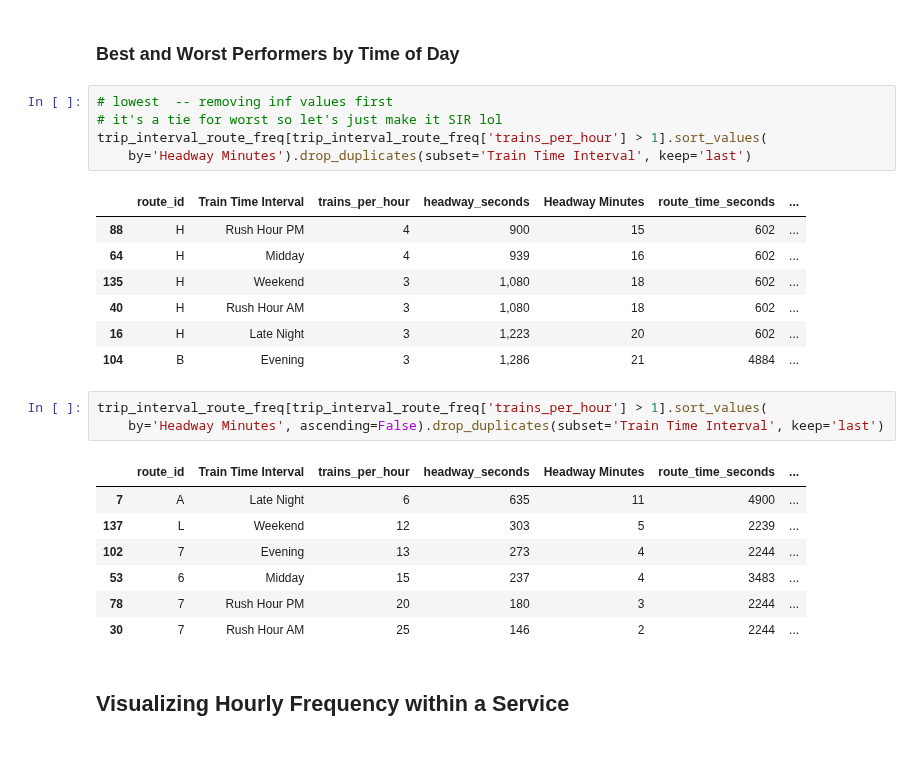
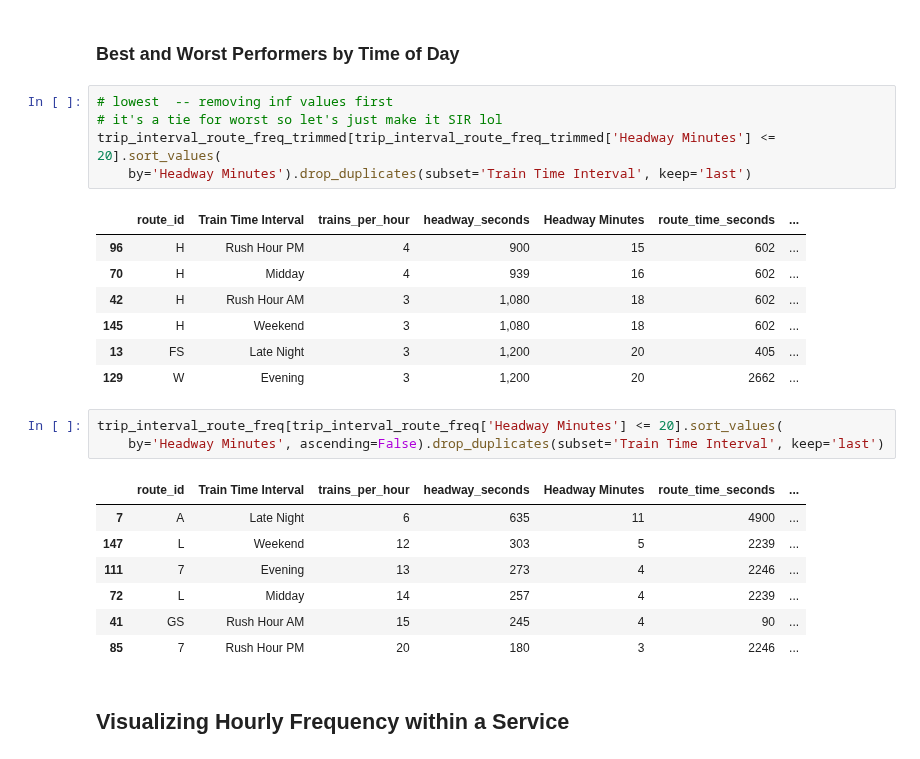
Before and after one commit to gregfeliu/NYC-Subway-Frequencies, a Jupyter notebook: Notebooks/1.Frequency_by_Service.ipynb, the cells around one changed output. Saved outputs shown, nothing was run; the diff lists cells and outputs as text.

```diff
--- a/Notebooks/1.Frequency_by_Service.ipynb
+++ b/Notebooks/1.Frequency_by_Service.ipynb
@@ -304,27 +315,27 @@ Weekend
 # %%
 # lowest  -- removing inf values first
 # it's a tie for worst so let's just make it SIR lol
-trip_interval_route_freq[trip_interval_route_freq['trains_per_hour'] > 1].sort_values(
+trip_interval_route_freq_trimmed[trip_interval_route_freq_trimmed['Headway Minutes'] <= 20].sort_values(
     by='Headway Minutes').drop_duplicates(subset='Train Time Interval', keep='last')
 # %% [output]
 |  | route_id | Train Time Interval | trains_per_hour | headway_seconds | Headway Minutes | route_time_seconds | ... |
-| 88 | H | Rush Hour PM | 4 | 900 | 15 | 602 | ... |
-| 64 | H | Midday | 4 | 939 | 16 | 602 | ... |
-| 135 | H | Weekend | 3 | 1,080 | 18 | 602 | ... |
-| 40 | H | Rush Hour AM | 3 | 1,080 | 18 | 602 | ... |
-| 16 | H | Late Night | 3 | 1,223 | 20 | 602 | ... |
-| 104 | B | Evening | 3 | 1,286 | 21 | 4884 | ... |
+| 96 | H | Rush Hour PM | 4 | 900 | 15 | 602 | ... |
+| 70 | H | Midday | 4 | 939 | 16 | 602 | ... |
+| 42 | H | Rush Hour AM | 3 | 1,080 | 18 | 602 | ... |
+| 145 | H | Weekend | 3 | 1,080 | 18 | 602 | ... |
+| 13 | FS | Late Night | 3 | 1,200 | 20 | 405 | ... |
+| 129 | W | Evening | 3 | 1,200 | 20 | 2662 | ... |
 # %%
-trip_interval_route_freq[trip_interval_route_freq['trains_per_hour'] > 1].sort_values(
+trip_interval_route_freq[trip_interval_route_freq['Headway Minutes'] <= 20].sort_values(
     by='Headway Minutes', ascending=False).drop_duplicates(subset='Train Time Interval', keep='last')
 # %% [output]
 |  | route_id | Train Time Interval | trains_per_hour | headway_seconds | Headway Minutes | route_time_seconds | ... |
 | 7 | A | Late Night | 6 | 635 | 11 | 4900 | ... |
-| 137 | L | Weekend | 12 | 303 | 5 | 2239 | ... |
-| 102 | 7 | Evening | 13 | 273 | 4 | 2244 | ... |
-| 53 | 6 | Midday | 15 | 237 | 4 | 3483 | ... |
-| 78 | 7 | Rush Hour PM | 20 | 180 | 3 | 2244 | ... |
-| 30 | 7 | Rush Hour AM | 25 | 146 | 2 | 2244 | ... |
+| 147 | L | Weekend | 12 | 303 | 5 | 2239 | ... |
+| 111 | 7 | Evening | 13 | 273 | 4 | 2246 | ... |
+| 72 | L | Midday | 14 | 257 | 4 | 2239 | ... |
+| 41 | GS | Rush Hour AM | 15 | 245 | 4 | 90 | ... |
+| 85 | 7 | Rush Hour PM | 20 | 180 | 3 | 2246 | ... |
 # %% [markdown]
 ## Visualizing Hourly Frequency within a Service
 # %%
```
Also changed, not shown: parts of 28 cells of this notebook, 1 other file.
